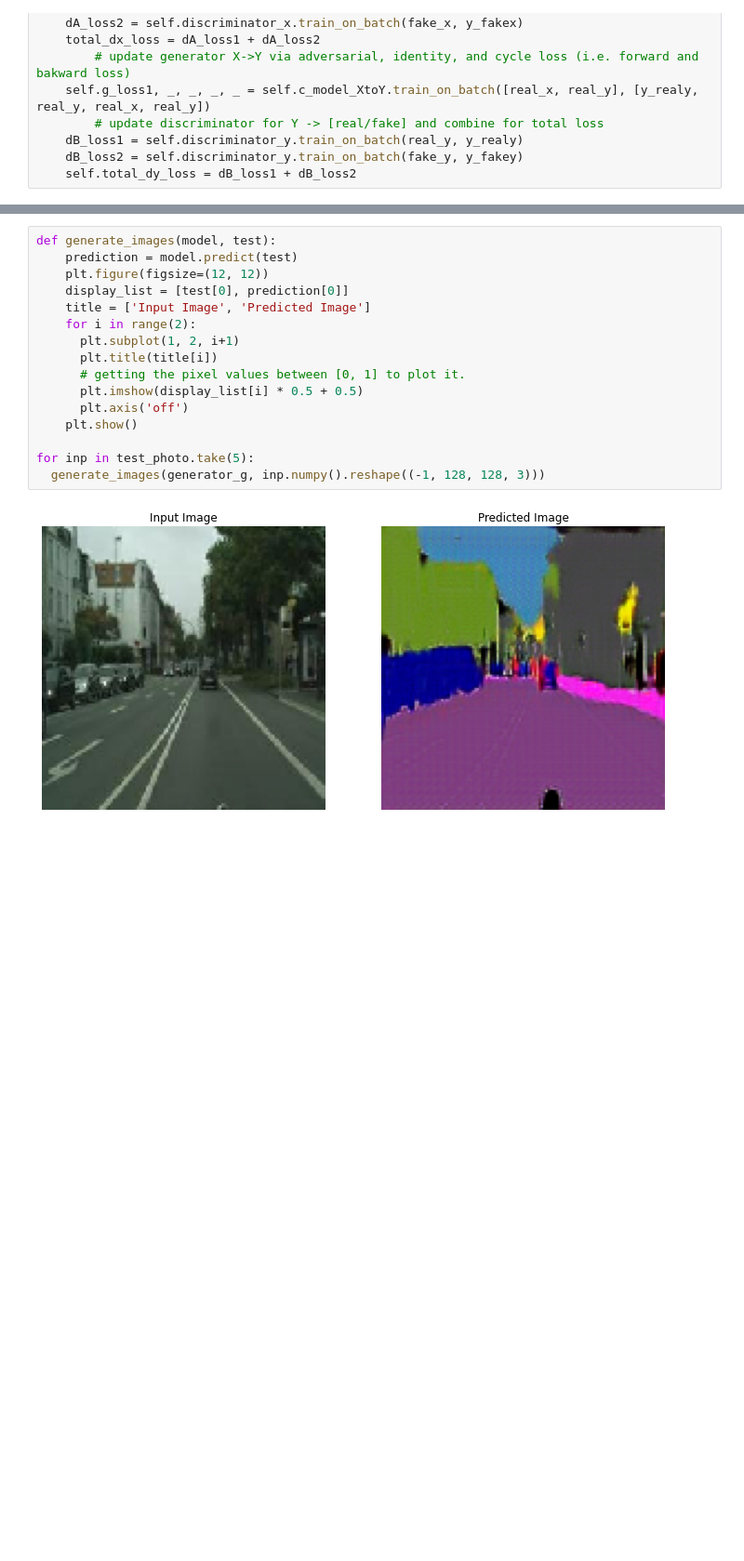
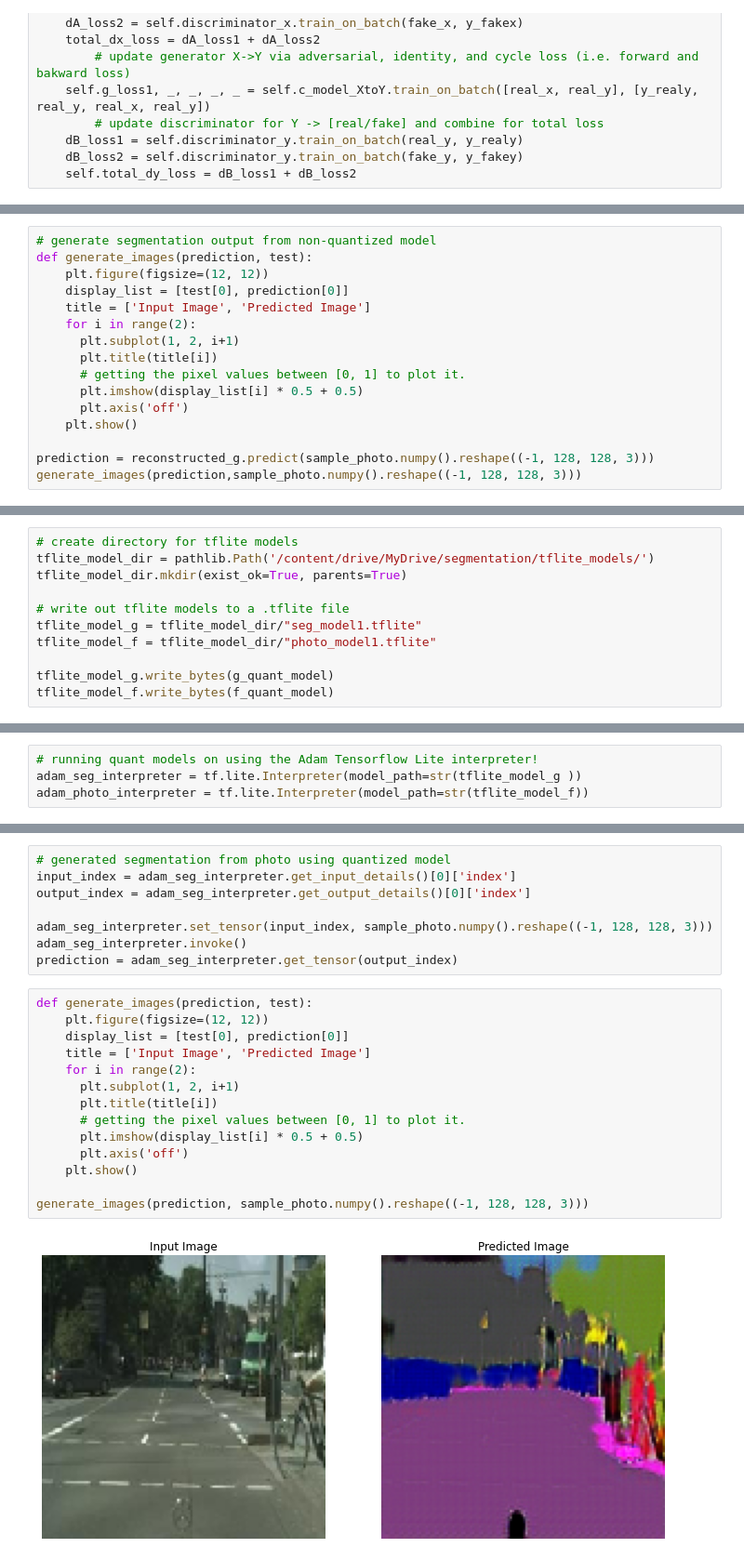
Before and after one commit to AdamClarkStandke/GAN_Models, a Jupyter notebook: CycleGANv2020_ResNetCompositeBufferModel.ipynb, the cells around one changed output, grey strips where cells are left out. Shown at 93% size. Cells and saved outputs as stored; diff of their text form; blank space fills up the shorter version.

```diff
--- a/CycleGANv2020_ResNetCompositeBufferModel.ipynb
+++ b/CycleGANv2020_ResNetCompositeBufferModel.ipynb
@@ -604,0 +705,16 @@ Saving weights for step 148750
+# %%
+# generate segmentation output from non-quantized model
+def generate_images(prediction, test):
+    plt.figure(figsize=(12, 12))
+    display_list = [test[0], prediction[0]]
+    title = ['Input Image', 'Predicted Image']
+    for i in range(2):
+      plt.subplot(1, 2, i+1)
+      plt.title(title[i])
+      # getting the pixel values between [0, 1] to plot it.
+      plt.imshow(display_list[i] * 0.5 + 0.5)
+      plt.axis('off')
+    plt.show()
+
+prediction = reconstructed_g.predict(sample_photo.numpy().reshape((-1, 128, 128, 3)))
+generate_images(prediction,sample_photo.numpy().reshape((-1, 128, 128, 3)))
@@ -604,0 +745,11 @@ Saving weights for step 148750
+# %%
+# create directory for tflite models
+tflite_model_dir = pathlib.Path('/content/drive/MyDrive/segmentation/tflite_models/')
+tflite_model_dir.mkdir(exist_ok=True, parents=True)
+
+# write out tflite models to a .tflite file
+tflite_model_g = tflite_model_dir/"seg_model1.tflite"
+tflite_model_f = tflite_model_dir/"photo_model1.tflite"
+
+tflite_model_g.write_bytes(g_quant_model)
+tflite_model_f.write_bytes(f_quant_model)
@@ -604,0 +765,4 @@ Saving weights for step 148750
+# %%
+# running quant models on using the Adam Tensorflow Lite interpreter!
+adam_seg_interpreter = tf.lite.Interpreter(model_path=str(tflite_model_g ))
+adam_photo_interpreter = tf.lite.Interpreter(model_path=str(tflite_model_f))
@@ -605,18 +772,24 @@ Saving weights for step 148750
+# %%
+# generated segmentation from photo using quantized model
+input_index = adam_seg_interpreter.get_input_details()[0]['index']
+output_index = adam_seg_interpreter.get_output_details()[0]['index']
+
+adam_seg_interpreter.set_tensor(input_index, sample_photo.numpy().reshape((-1, 128, 128, 3)))
+adam_seg_interpreter.invoke()
+prediction = adam_seg_interpreter.get_tensor(output_index)
 # %%
-def generate_images(model, test):
-    prediction = model.predict(test)
+def generate_images(prediction, test):
     plt.figure(figsize=(12, 12))
     display_list = [test[0], prediction[0]]
     title = ['Input Image', 'Predicted Image']
     for i in range(2):
       plt.subplot(1, 2, i+1)
       plt.title(title[i])
       # getting the pixel values between [0, 1] to plot it.
       plt.imshow(display_list[i] * 0.5 + 0.5)
       plt.axis('off')
     plt.show()
 
-for inp in test_photo.take(5):
-  generate_images(generator_g, inp.numpy().reshape((-1, 128, 128, 3)))
+generate_images(prediction, sample_photo.numpy().reshape((-1, 128, 128, 3)))
 # %% [output]
-[figure, old version]
+[figure, new version]
```
Also changed, not shown: parts of 31 cells of this notebook.
